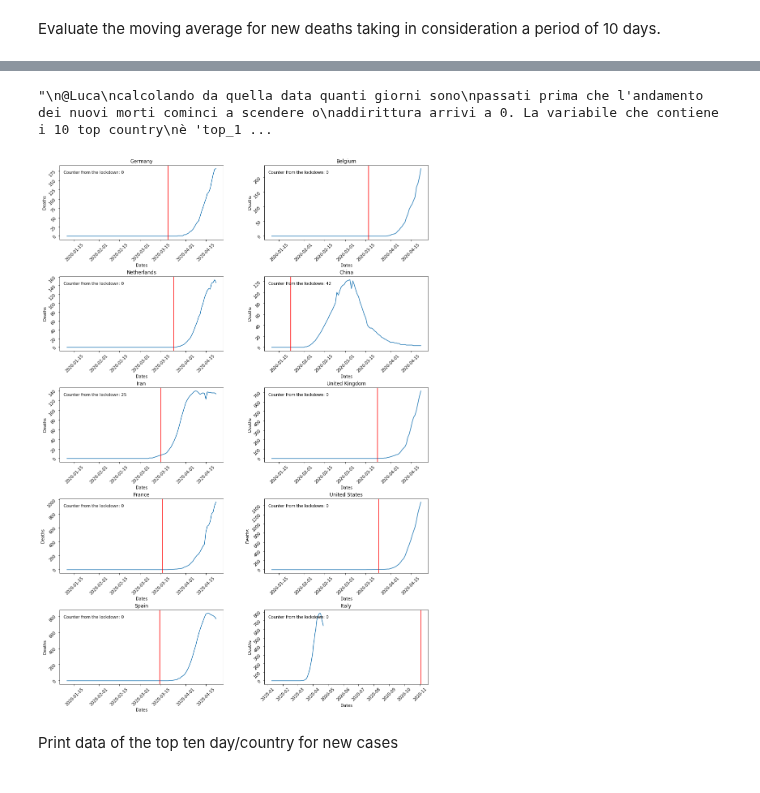
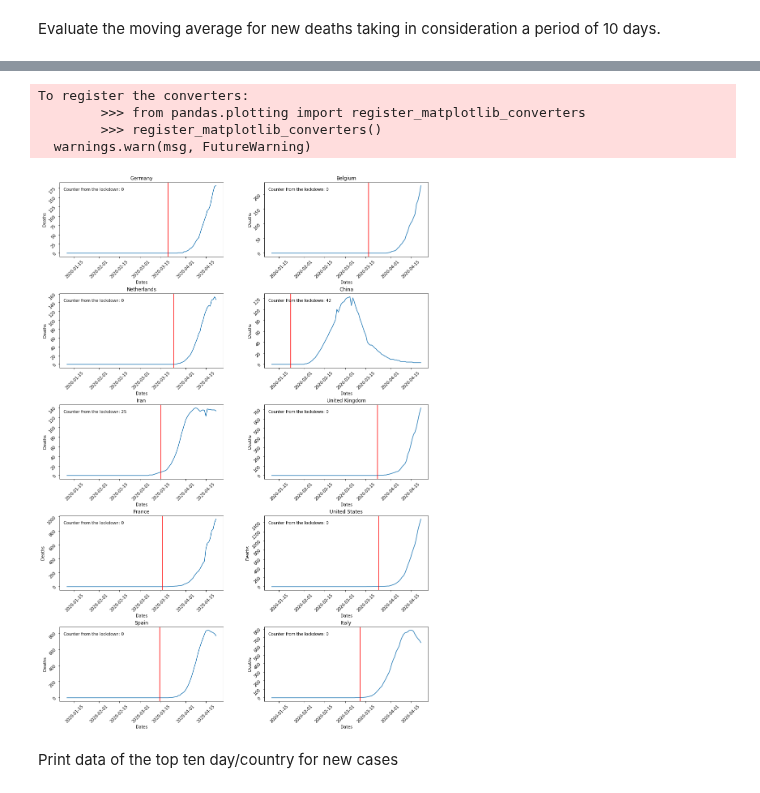
Before and after one commit to Mattia81/DataScienceForBusiness, a Jupyter notebook: World_analysis/world_analysis.ipynb, the cells around one changed output, grey strips where cells are left out. Cells and saved outputs as stored; diff of their text form; code cells hidden in the pictures.

```diff
--- a/World_analysis/world_analysis.ipynb
+++ b/World_analysis/world_analysis.ipynb
@@ -123,14 +134,14 @@ df_all_data.head()
 # %% [markdown]
 Evaluate number of cases and deaths per million of inhabitants and store the information in new columns of the full dataset.
 # %%
-df_all_data = evaluateRatePerNumberOfMillion(df_all_data, 'New cases',
+df_all_data_ = evaluateRatePerNumberOfMillion(df_all_data_, 'New cases',
                                             'New cases per million of inhabitants')
-df_all_data = evaluateRatePerNumberOfMillion(df_all_data, 'Total cases',
+df_all_data_ = evaluateRatePerNumberOfMillion(df_all_data_, 'Total cases',
                                             'Total cases per million of inhabitants')
-df_all_data = evaluateRatePerNumberOfMillion(df_all_data, 'New deaths',
+df_all_data_ = evaluateRatePerNumberOfMillion(df_all_data_, 'New deaths',
                                             'New deaths per million of inhabitants')
-df_all_data = evaluateRatePerNumberOfMillion(df_all_data, 'Total deaths',
+df_all_data_ = evaluateRatePerNumberOfMillion(df_all_data_, 'Total deaths',
                                             'Total deaths per million of inhabitants')
-df_all_data.tail()
+df_all_data_.tail()
 # %% [output]
 |  | Date | Country | New cases | New deaths | Total cases | Total deaths | Population | Population density | ... |
@@ -267,0 +155,31 @@ df_all_data[df_all_data['Country'] == 'Afghanistan']
+# %%
+#make a copy of the full dataset
+#merge lockdown dataset with full dataset
+df_all_data = df_all_data_.copy()
+df_all_data = df_all_data.merge(df_lockdown, on='Country', how='left')
+
+#create a new column setting an initial default value of -1.
+#This value has no meaning. Its only a "jolly" value that evidences
+#that the value hano not been set yet
+df_all_data['Lockdown state'] = -1
+
+#set a correct value for each row in the full dataset that depends
+#on the lockdown type in that particula date for each country
+for i in range(len(df_all_data)):
+    if(df_all_data.iloc[i]['Type'] == 'None'):
+        df_all_data.iloc[i, df_all_data.columns.get_loc('Lockdown state')] = 0
+    elif(df_all_data.iloc[i]['Date'] < df_all_data.iloc[i]['Beginning Date']):
+        df_all_data.iloc[i, df_all_data.columns.get_loc('Lockdown state')] = 0
+    else:
+        if(df_all_data.iloc[i]['Type'] == 'Full'):
+            df_all_data.iloc[i, df_all_data.columns.get_loc('Lockdown state')] = 2
+        elif(df_all_data.iloc[i]['Type'] == 'Partial'):
+            df_all_data.iloc[i, df_all_data.columns.get_loc('Lockdown state')] = 1
+        else:
+            df_all_data.iloc[i, df_all_data.columns.get_loc('Lockdown state')] = -2
+
+#drop Type column because it is not usefull now
+#df_all_data.drop('Type', axis = 1, inplace = True)
+df_all_data.to_csv(r'C:\\Users\\pro48\\Desktop\\data.csv', sep =',', index = False)
+
+df_all_data
@@ -556,13 +523,14 @@ df_new_deaths_moving_average_.tail()
 # %%
 max_deaths=df_new_deaths_moving_average_.sum(axis = 0, skipna = True)
 top_ten_new_deaths_moving_average=max_deaths.sort_values()[-10:].index
 
-
-
-plotWithLockdown(top_ten_new_deaths_moving_average,df_lockdown_states,df_new_deaths_moving_average_)
+plotWithLockdown(top_ten_new_deaths_moving_average,df_lockdown,df_new_deaths_moving_average_)
 # %% [output]
-"\n@Luca\ncalcolando da quella data quanti giorni sono\npassati prima che l'andamento dei nuovi morti cominci a scendere o\naddirittura arrivi a 0. La variabile che contiene i 10 top country\nè 'top_1 ...
+To register the converters:
+        >>> from pandas.plotting import register_matplotlib_converters
+        >>> register_matplotlib_converters()
+  warnings.warn(msg, FutureWarning)
-[figure, old version]
+[figure, new version]
 # %% [markdown]
 Print data of the top ten day/country for new cases
 # %%
```
Also changed, not shown: parts of 31 cells of this notebook, 3 other files.
